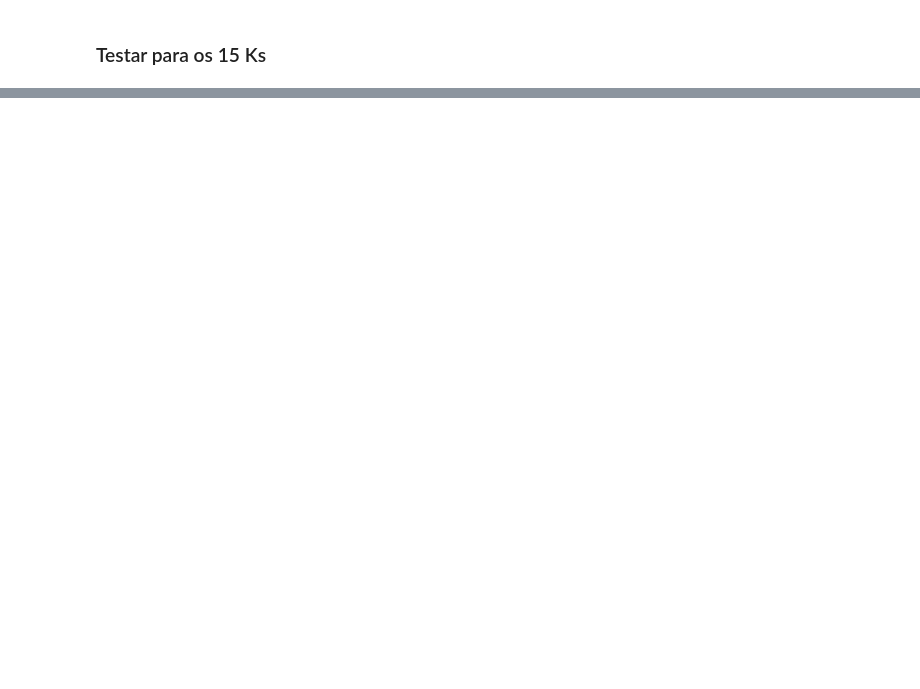
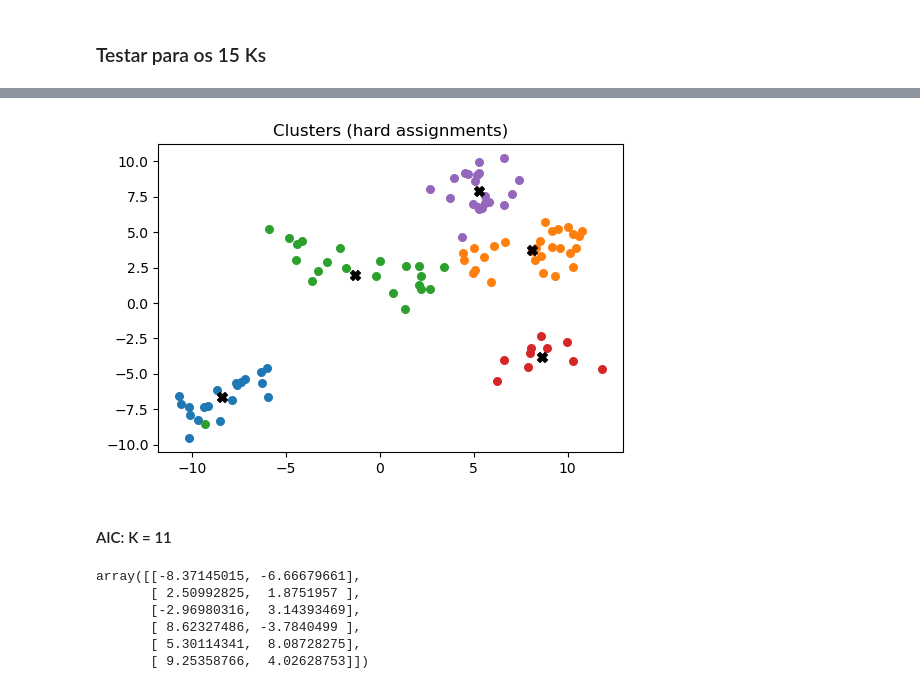
Before and after one commit to Lucasaraga0/ama_prob, a Jupyter notebook: amaprob_trab3/lista3.ipynb, the cells around one changed output, grey strips where cells are left out. Saved outputs shown, nothing was run; the diff lists cells and outputs as text; code cells hidden in the pictures; blank space fills up the shorter version.

```diff
--- a/amaprob_trab3/lista3.ipynb
+++ b/amaprob_trab3/lista3.ipynb
@@ -170,0 +245,36 @@ for i in range(1,16):
+# %%
+def treinao(X, k):
+    D = X.shape[1]
+    m0 = X.mean(axis=0)
+    Sx = np.cov(X, rowvar=False)
+    k0 = 0.01
+    nu0 = D + 2
+    S0 = Sx / (k ** (2.0 / D))
+    alpha = np.ones(k)
+    pi0 = np.ones(k) / k
+
+    km = KMeans(n_clusters=k, random_state=0).fit(X)
+    mu0k = km.cluster_centers_
+
+    responsabilities_init = np.zeros((X.shape[0], k))
+    responsabilities_init[np.arange(X.shape[0]), km.labels_] = 1.0
+
+    sigma0 = np.array([Sx + np.eye(D)*1e-6 for _ in range(k)])
+
+    model = EmGMM(K=k, alpha=alpha, m0=m0, k0=k0, nu0=nu0, s0=S0,
+                    pi0=pi0, mu0k=mu0k, sigma0=sigma0)
+
+    model.train(X=X, epochs=20, responsabilities_init= responsabilities_init)
+    return model
+# %%
+def plot_clusters(X, responsibilities, mu):
+    labels = np.argmax(responsibilities, axis=1)
+    K = responsibilities.shape[1]
+
+    plt.figure(figsize=(6,4))
+    for k in range(K):
+        mask = labels == k
+        plt.scatter(X.iloc[mask, 0], X.iloc[mask, 1], s=30, label=f'Cluster {k}')
+        plt.scatter(mu[k][0], mu[k][1], marker='X', c='black', s=50)
+    plt.title("Clusters (hard assignments)")
+    plt.show()
@@ -170,0 +283,3 @@ for i in range(1,16):
+# %%
+modelbic = treinao(data, 5)
+modelbic.mu
@@ -170,0 +301,16 @@ for i in range(1,16):
+# %%
+plot_clusters(X=data, responsibilities= modelbic.responsabilities, mu= modelbic.mu)
+# %% [output]
+[figure, added]
+# %% [markdown]
+#### AIC: K = 11
+# %%
+modelaic = treinao(data, k = 6)
+modelaic.mu
+# %% [output]
+array([[-8.37145015, -6.66679661],
+       [ 2.50992825,  1.8751957 ],
+       [-2.96980316,  3.14393469],
+       [ 8.62327486, -3.7840499 ],
+       [ 5.30114341,  8.08728275],
+       [ 9.25358766,  4.02628753]])
```
Also changed, not shown: parts of 23 cells of this notebook, 4 other files.
